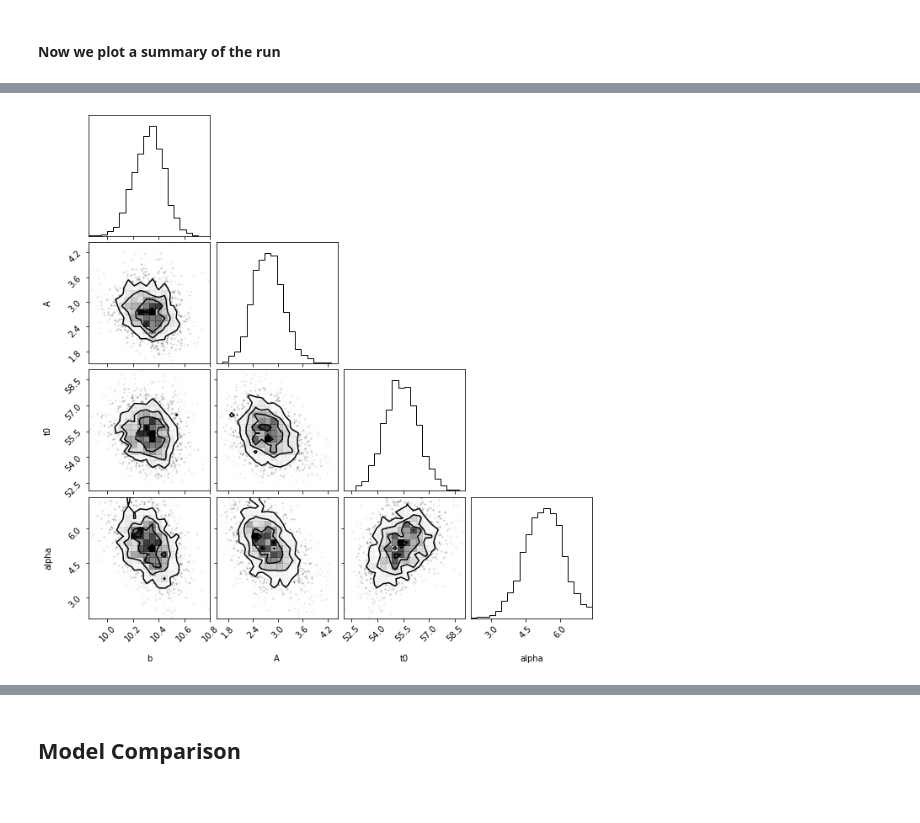
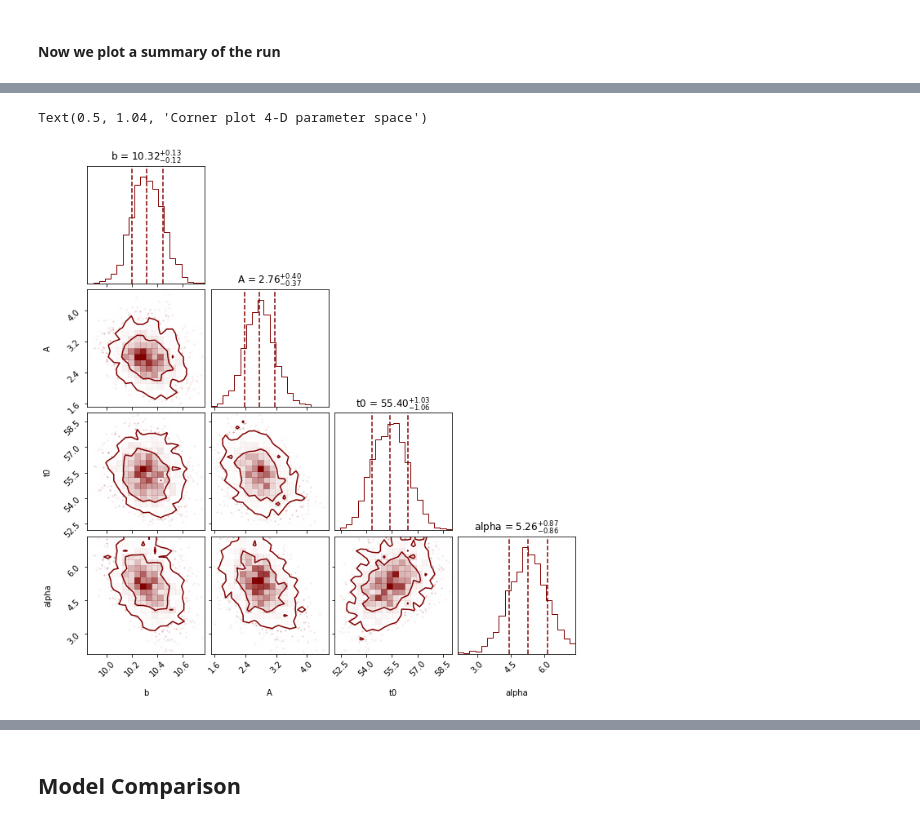
Before and after one commit to LeonardoToti/astrostatistics_bicocca_2024, a Jupyter notebook: working/L12/Transient_Universe_2.ipynb, the cells around one changed output, grey strips where cells are left out. Drawn from its saved outputs; the diff is of its cells as text; code cells hidden in the pictures.

```diff
--- a/working/L12/Transient_Universe_2.ipynb
+++ b/working/L12/Transient_Universe_2.ipynb
@@ -103,5 +104,7 @@ weights = np.exp(sresults.logwt - sresults.logz[-1])  # normalized weights
 labels = ["b","A","t0","alpha"]
 
 samples_equal = dyfunc.resample_equal(samples, weights)
-corner.corner(samples_equal,labels=labels);
+
+fig = corner.corner(samples_equal, labels=labels, levels=[0.68,0.95], quantiles =[0.16,0.5,0.84], show_titles= True, color = 'maroon');
+fig.suptitle('Corner plot 4-D parameter space', fontsize = 16, fontweight="bold",  y=1.04)
 # %% [output]
@@ -190,13 +196,17 @@ tfig, taxes = dyplot.traceplot(sresults_gaussian)
 # %%
 samples_gaussian = sresults_gaussian.samples  # samples
 weights_gaussian = np.exp(sresults_gaussian.logwt - sresults_gaussian.logz[-1])  # normalized weights
 
 labels = ["b","A","t0","alpha"]
 
 samples_gaussian_equal = dyfunc.resample_equal(samples_gaussian, weights_gaussian)
-corner.corner(samples_gaussian_equal,labels=labels);
+
+
+ig = corner.corner(samples_gaussian_equal, labels=labels, levels=[0.68,0.95], quantiles =[0.16,0.5,0.84], show_titles= True, color = 'maroon');
+fig.suptitle('Corner plot 4-D parameter space', fontsize = 16, fontweight="bold",  y=1.04)
 # %% [output]
+Text(0.5, 1.04, 'Corner plot 4-D parameter space')
-[figure, old version]
+[figure, new version]
 # %%
 evidence_gaussian = sresults_gaussian.logz[-1] #evidence
 print("Bayesian evidence", np.exp(evidence_gaussian))
```
Also changed, not shown: parts of 15 cells of this notebook, 1 other file.
